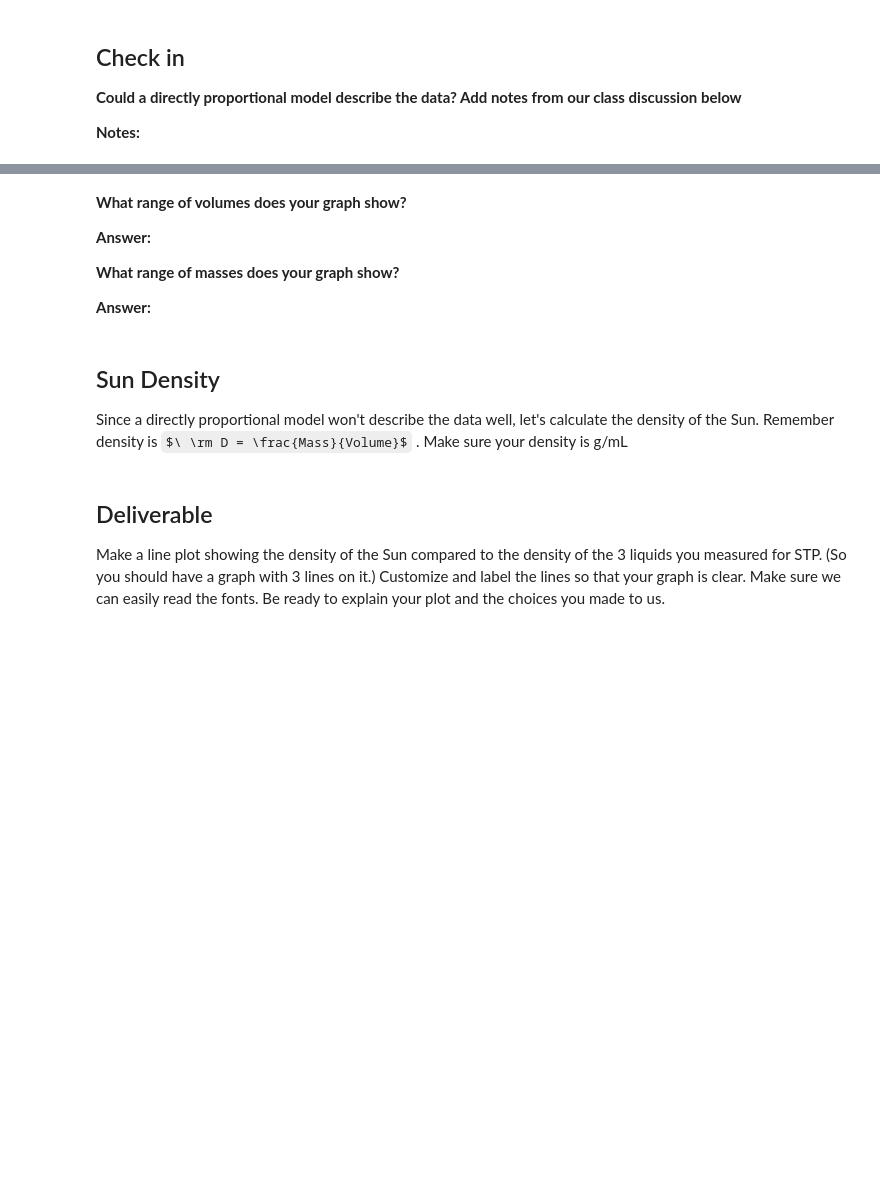
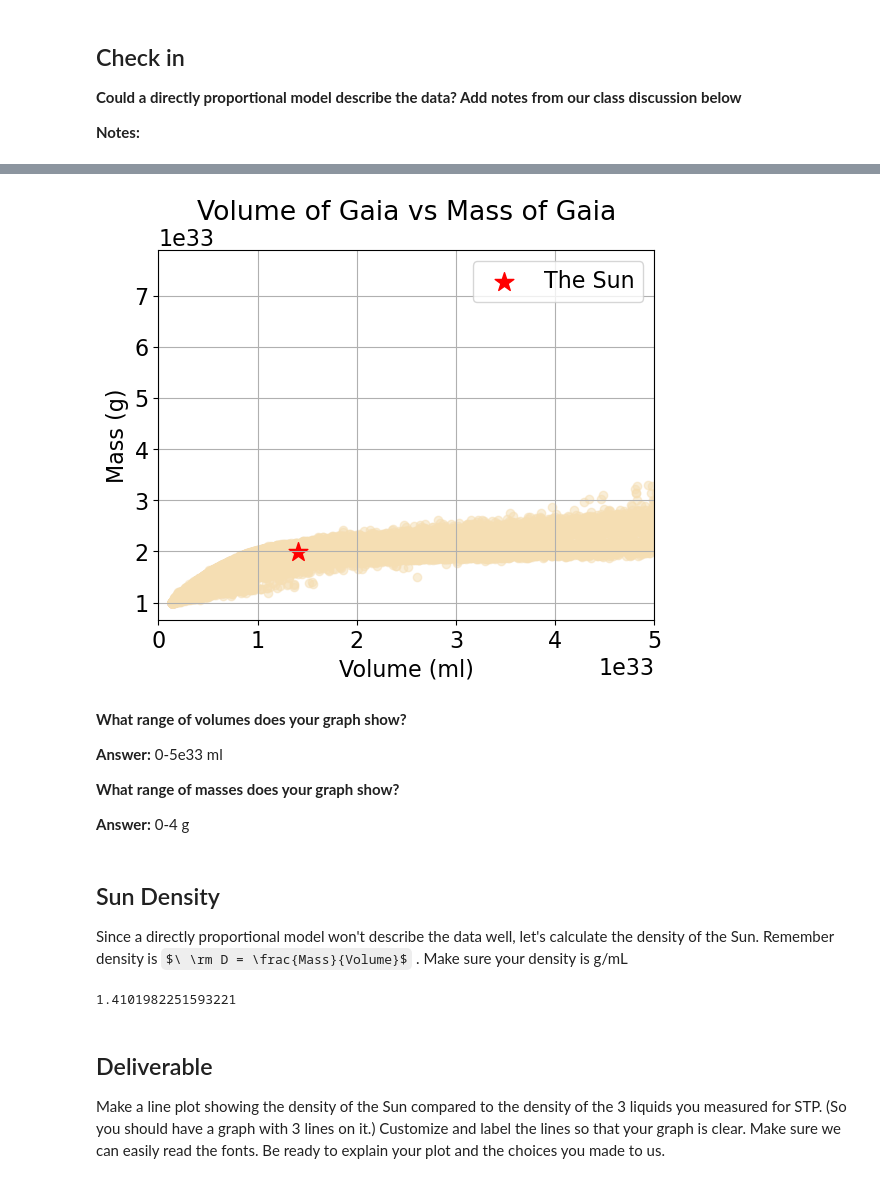
Before and after one commit to gflorencia13/CFR-2025, a Jupyter notebook: Astro/Blank/1 - Stars Pt2 .ipynb, the cells around one changed output, grey strips where cells are left out. Drawn from its saved outputs; the diff is of its cells as text; code cells hidden in the pictures; some formulas as TeX source; blank space fills up the shorter version.

```diff
--- a/Astro/Blank/1 - Stars Pt2 .ipynb
+++ b/Astro/Blank/1 - Stars Pt2 .ipynb
@@ -135,7 +166,21 @@ plt.title('')
 # create two functions to convert the mass and the volume
 
 # 1) convert mass to grams (g) with a function
-# you need to multiply the masses you have by 1.989^30 and by 1,000
+# you need to multiply the masses you have by 1.989e30 * 1000
+def mass_to_g (masses):
+    conversion = masses * 1.989 * (10 ** 30) * 1000
+    return conversion
+
+# Call the function
+conversion = mass_to_g (M)
+print(conversion)
 
 # 2) convert volume to militers (mL) with a function
 # you need to multiply the volume by (695700)^3 and 100,000^3
+def volume_to_ml  (V):
+    conversion_2 = V * 695700 ** 3 * 100000**3
+    return conversion_2
+
+# Call the function
+conversion_2 = volume_to_ml (volume_of_stars)
+print(conversion_2)
@@ -142,21 +205,44 @@ plt.title('')
 # %%
 # make a new scatter plot showing mass vs volume for gaia and for the sun with our new units (mL and g)
 # (it will be the same as your last plot but the units will change)
 # you will need to change the xlim to be in your new units. make sure the scale matches your first one
+
+# Create a scatter plot
+plt.scatter(conversion_2, conversion, color="wheat", alpha=0.5) #alpha= transparency
+plt.title('Volume of Gaia vs Mass of Gaia')
+plt.xlabel("Volume (ml)")
+plt.ylabel("Mass (g)")
+
+# Zoom in
+plt.xlim(0, 5e33)
+
+# Convert the Sun's mass and volume using the conversions
+sun_mass_to_g = mass_to_g (1)
+sun_volume_to_ml = volume_to_ml (4/3 * np.pi)
+
+# Create a sun's marker
+plt.scatter(sun_volume_to_ml, sun_mass_to_g, marker= '*', color='red', label= "The Sun", s=200)
+plt.legend()
+plt.grid()
+# %% [output]
+[figure, added]
 # %% [markdown]
 **What range of volumes does your graph show?**
 
-**Answer:**
+**Answer:** 0-5e33 ml
 
 **What range of masses does your graph show?**
 
-**Answer:**
+**Answer:** 0-4 g
 # %% [markdown]
 ## Sun Density
 
 Since a directly proportional model won't describe the data well, let's calculate the density of the Sun. Remember density is $\ \rm D = \frac{Mass}{Volume}$  . Make sure your density is g/mL
 # %%
 # calculate the density of the Sun below in g/mL
+sun_mass_to_g / sun_volume_to_ml
+# %% [output]
+1.4101982251593221
 # %% [markdown]
 ## Deliverable
 
```
Also changed, not shown: parts of 8 cells of this notebook.
